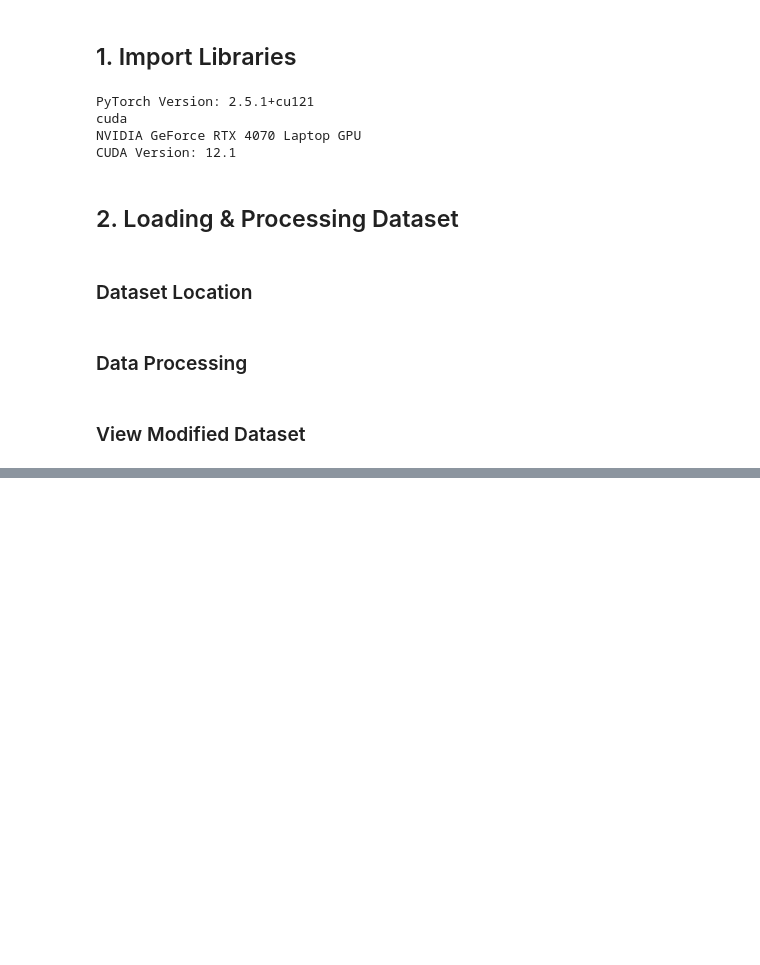
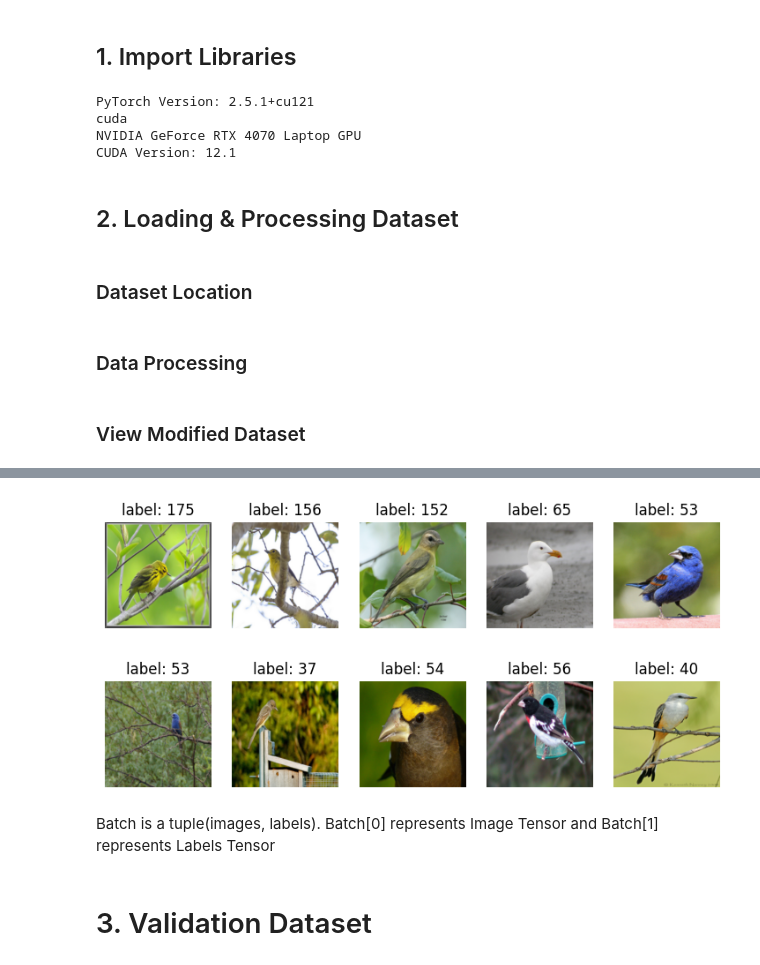
Before and after one commit to Benji1928/Bird-Classification-ML, a Jupyter notebook: Assignment 1.ipynb, the cells around one changed output, grey strips where cells are left out. Saved outputs shown, nothing was run; the diff lists cells and outputs as text; code cells hidden in the pictures; blank space fills up the shorter version.

```diff
--- a/Assignment 1.ipynb
+++ b/Assignment 1.ipynb
@@ -122,0 +169,6 @@ class BirdDataset(td.Dataset): #td.Dataset is a class from td (torch.utils.data)
+# %%
+# Load Data thoruhg mini-batch size
+train_loader = td.DataLoader(train_set, batch_size=16, shuffle = True, pin_memory = True)
+# Use mini-batch size 16
+# Shufffle so that the model does not predict based off data order
+# pin_memory = True -> Speeds up transfer to the GPU
@@ -122,0 +180,20 @@ class BirdDataset(td.Dataset): #td.Dataset is a class from td (torch.utils.data)
+# %%
+for _ in range(2):
+   # _ is a throwaway variable
+    fig, axes = plt.subplots(ncols=5, figsize=(9, 3))
+    # Create Matplotlib figure with 5 subplots
+    for batch_idx, batch in enumerate(train_loader):
+        if batch_idx == 5:
+            break
+        show_img(batch[0][0], ax=axes[batch_idx])
+        # batch[0] -> images tensor of the batch, batch[0][0] -> images tensor index (0 being the first index)
+        # ax tells the image to plot on their respective subplot
+        axes[batch_idx].set_title(f'label: {batch[1][0]}')
+        # batch[1] -> represents the class label no.
+# %% [output]
+[figure, added]
+[figure, added]
+# %% [markdown]
+Batch is a tuple(images, labels). Batch[0] represents Image Tensor and Batch[1] represents Labels Tensor
+# %% [markdown]
+# 3. Validation Dataset
```
Also changed, not shown: parts of 37 cells of this notebook.
